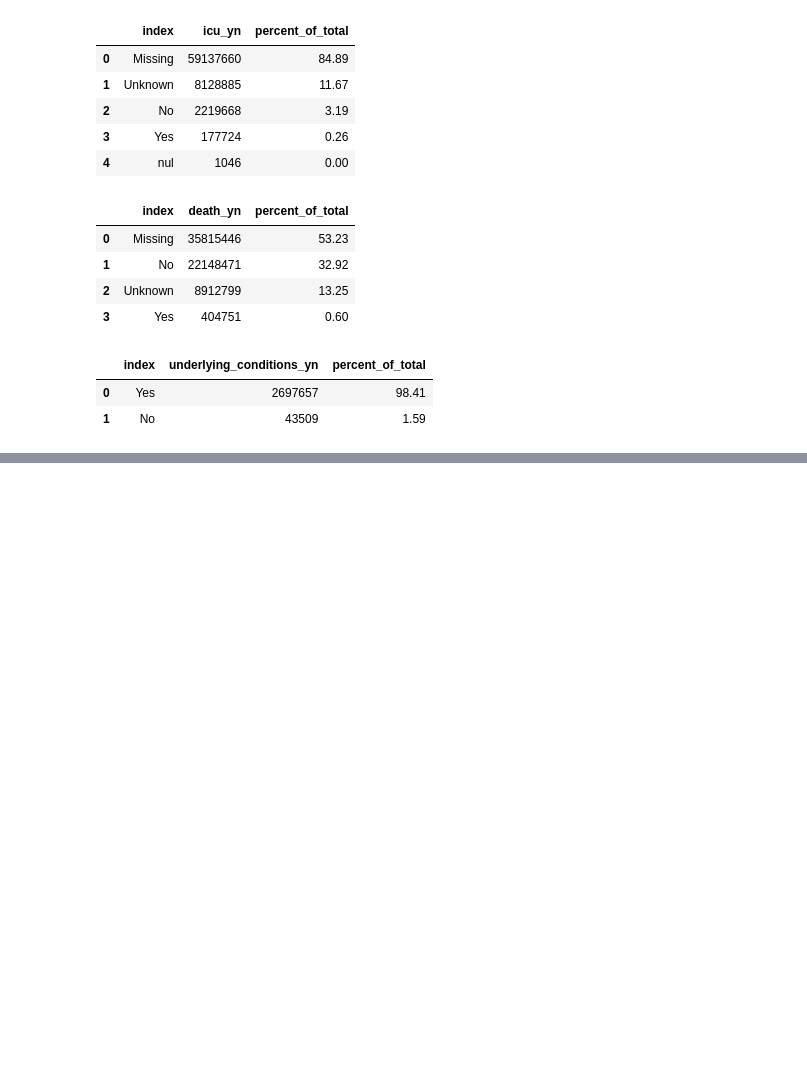
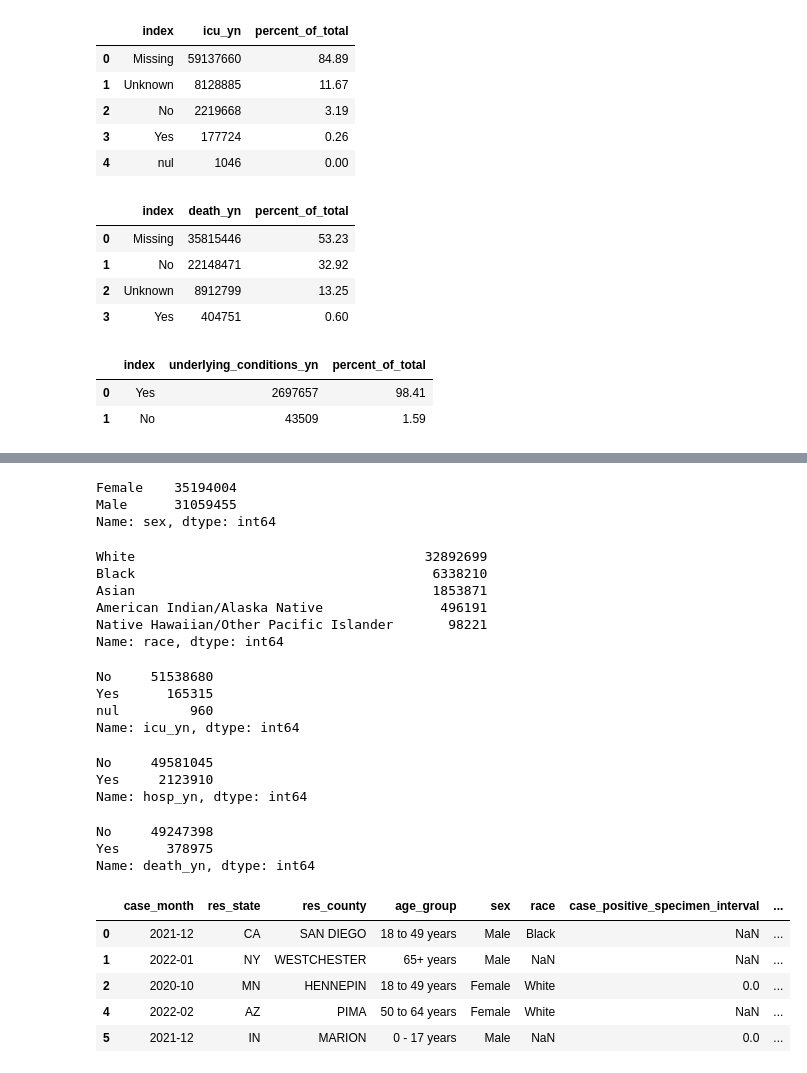
Before and after one commit to lukealibozek/group5_project, a Jupyter notebook: scripts/CDC_data_analyze.ipynb, the cells around one changed output, grey strips where cells are left out. Saved outputs shown, nothing was run; the diff lists cells and outputs as text; code cells hidden in the pictures; blank space fills up the shorter version.

```diff
--- a/scripts/CDC_data_analyze.ipynb
+++ b/scripts/CDC_data_analyze.ipynb
@@ -335,0 +354,63 @@ underlying_conditions_yn
+# %%
+# Remove "sex" entries with small counts
+df2 = df2[df2["sex"] != "Other"]
+df2 = df2[df2["sex"] != "Missing"]
+df2 = df2[df2["sex"] != "Unknown"]
+df2["sex"].value_counts()
+# %% [output]
+Female    35194004
+Male      31059455
+Name: sex, dtype: int64
+# %%
+# Remove select "race" entries
+df2 = df2[df2["race"] != "Unknown"]
+df2 = df2[df2["race"] != "Missing"]
+df2 = df2[df2["race"] != "Multiple/Other"]
+df2["race"].value_counts()
+# %% [output]
+White                                     32892699
+Black                                      6338210
+Asian                                      1853871
+American Indian/Alaska Native               496191
+Native Hawaiian/Other Pacific Islander       98221
+Name: race, dtype: int64
+# %%
+# Convert inconclusive ICU entries to "No"
+df2["icu_yn"].replace("Missing","No",inplace=True)
+df2["icu_yn"].replace("Unknown","No",inplace=True)
+df2["icu_yn"].value_counts()
+# %% [output]
+No     51538680
+Yes      165315
+nul         960
+Name: icu_yn, dtype: int64
+# %%
+# Convert inconclusive hospitalization entries to "No"
+df2["hosp_yn"].replace("Missing","No",inplace=True)
+df2["hosp_yn"].replace("Unknown","No",inplace=True)
+df2["hosp_yn"].value_counts()
+# %% [output]
+No     49581045
+Yes     2123910
+Name: hosp_yn, dtype: int64
+# %%
+# Convert inconclusive death entries to "No"
+
+df2["death_yn"].replace("Missing","No",inplace=True)
+df2["death_yn"].replace("Unknown","No",inplace=True)
+df2["death_yn"].value_counts()
+# %% [output]
+No     49247398
+Yes      378975
+Name: death_yn, dtype: int64
+# %%
+# Remove columns
+df2.drop(columns=['process','ethnicity','state_fips_code','county_fips_code','exposure_yn','symptom_status'],inplace=True)
+df2.head()
+# %% [output]
+|  | case_month | res_state | res_county | age_group | sex | race | case_positive_specimen_interval | ... |
+| 0 | 2021-12 | CA | SAN DIEGO | 18 to 49 years | Male | Black | NaN | ... |
+| 1 | 2022-01 | NY | WESTCHESTER | 65+ years | Male | NaN | NaN | ... |
+| 2 | 2020-10 | MN | HENNEPIN | 18 to 49 years | Female | White | 0.0 | ... |
+| 4 | 2022-02 | AZ | PIMA | 50 to 64 years | Female | White | NaN | ... |
+| 5 | 2021-12 | IN | MARION | 0 - 17 years | Male | NaN | 0.0 | ... |
```
Also changed, not shown: parts of 5 cells of this notebook.
